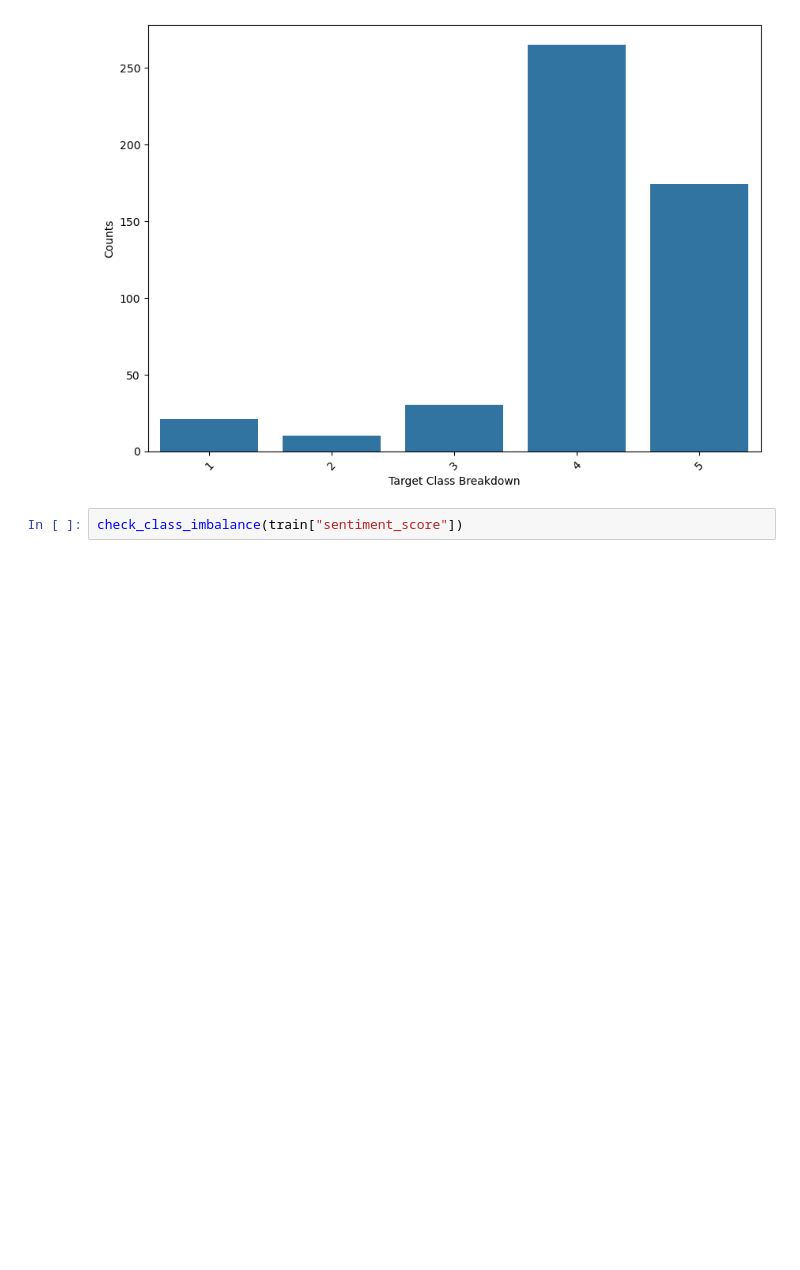
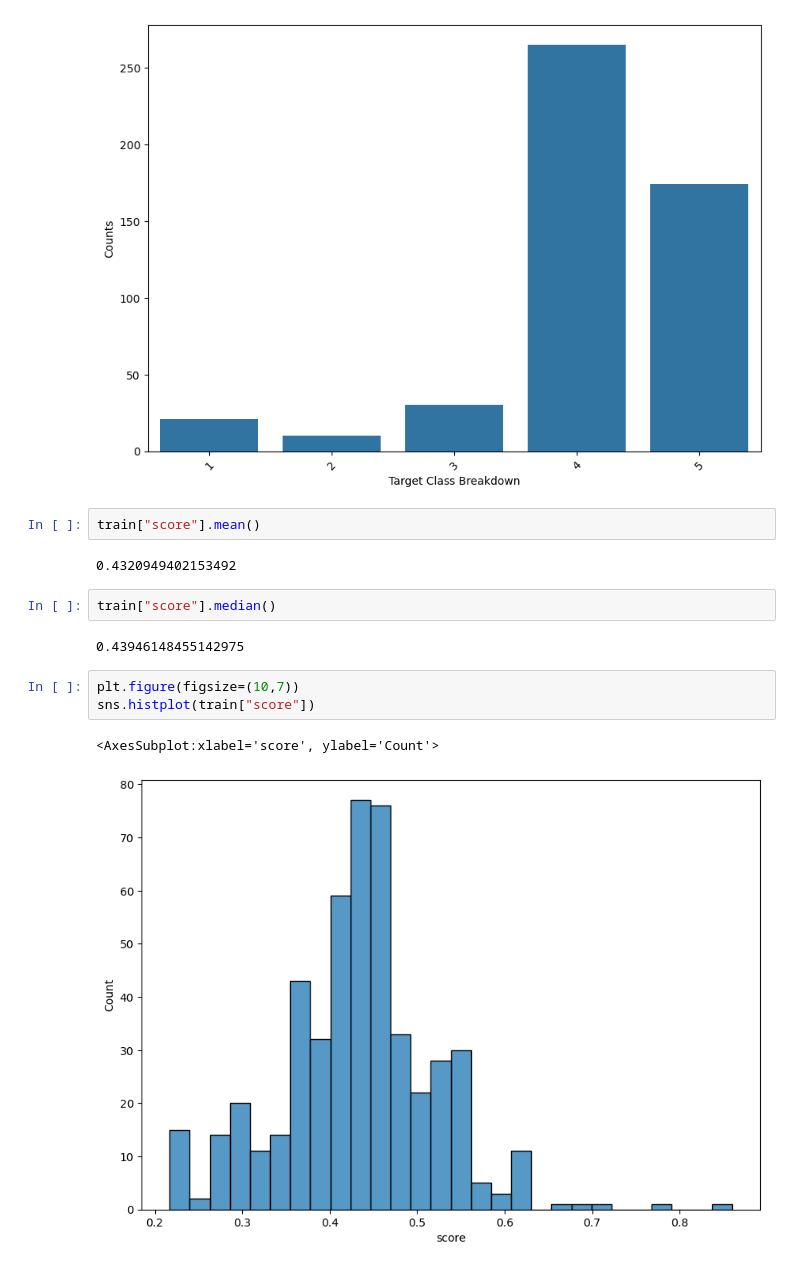
Before and after one commit to MaukanMir/Election-Sentiment-Analysis, a Jupyter notebook: training.ipynb, the cells around one changed output. Cells and saved outputs as stored; diff of their text form; blank space fills up the shorter version.

```diff
--- a/training.ipynb
+++ b/training.ipynb
@@ -240,5 +240,17 @@ check_class_imbalance(train["sentiment_score"])
 # %% [output]
 [figure]
 [figure]
-# %%
-check_class_imbalance(train["sentiment_score"])
+# %%
+train["score"].mean()
+# %% [output]
+0.4320949402153492
+# %%
+train["score"].median()
+# %% [output]
+0.43946148455142975
+# %%
+plt.figure(figsize=(10,7))
+sns.histplot(train["score"])
+# %% [output]
+<AxesSubplot:xlabel='score', ylabel='Count'>
+[figure, added]
```
